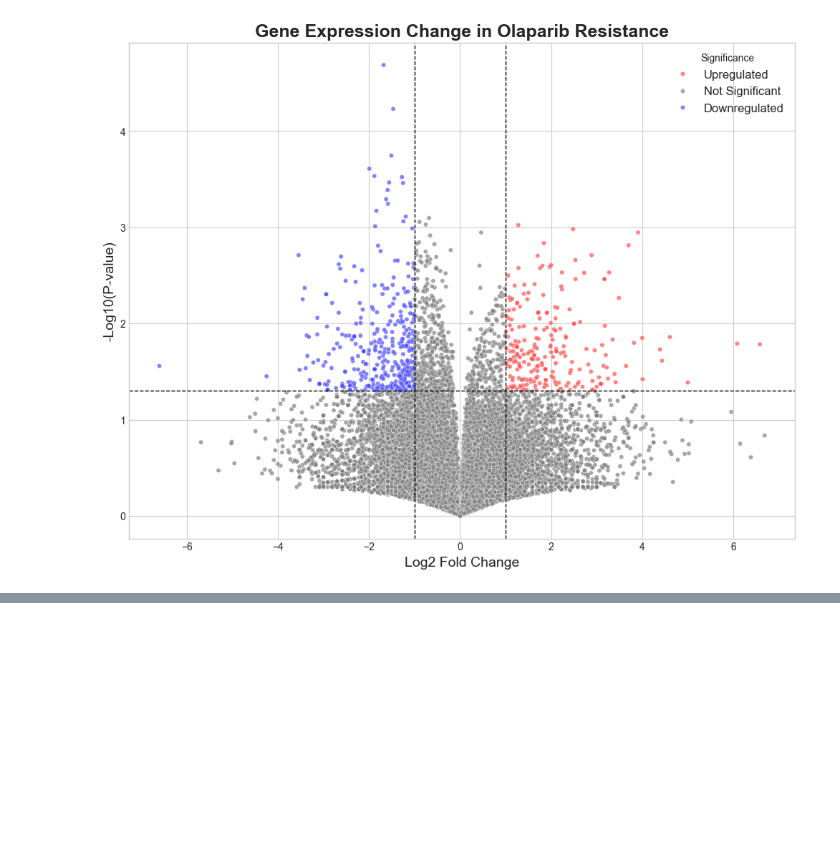
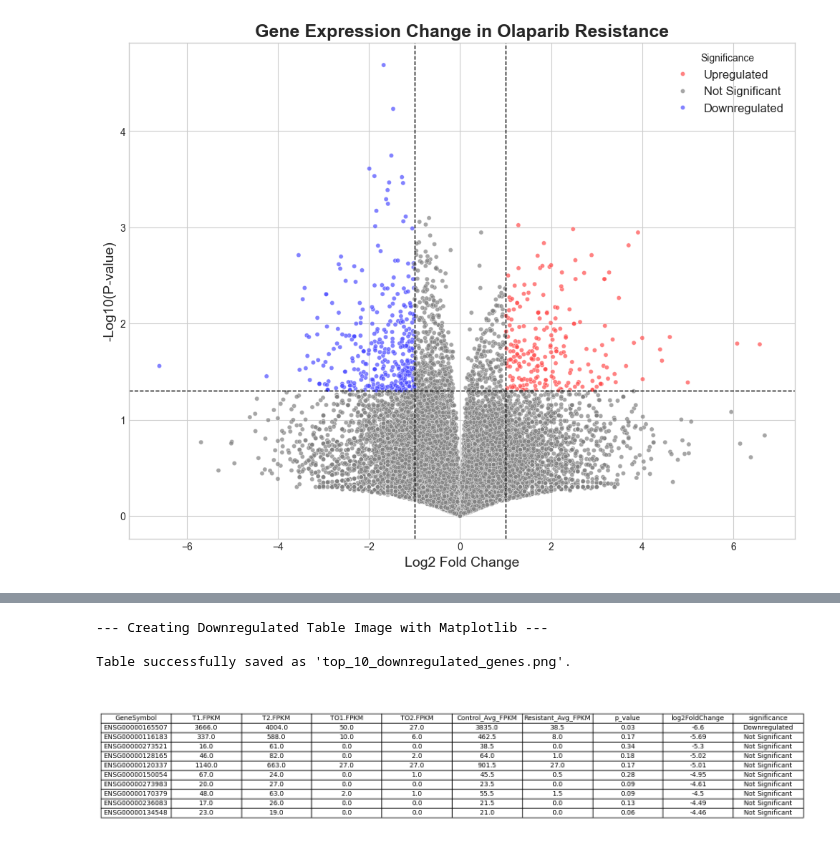
Before and after one commit to chowfan3/Comparative-Analysis-of-Drug-Resistance-in-Glioblastoma, a Jupyter notebook: Glioblastoma_Analysis.ipynb, the cells around one changed output, grey strips where cells are left out. Cells and saved outputs as stored; diff of their text form; code cells hidden in the pictures; blank space fills up the shorter version.

```diff
--- a/Glioblastoma_Analysis.ipynb
+++ b/Glioblastoma_Analysis.ipynb
@@ -126,0 +881,43 @@ Volcano plot saved as 'volcano_plot.png'.
+# %%
+import matplotlib.pyplot as plt
+import pandas as pd
+
+print("--- Creating Downregulated Table Image with Matplotlib ---")
+try:
+    # This assumes 'filtered_df' is in memory from your analysis.
+
+    # Sort by log2FoldChange in ASCENDING order to find the most negative values
+    top_10_downregulated = filtered_df.sort_values(by='log2FoldChange', ascending=True).head(10)
+
+    # Round the numbers for a cleaner table
+    top_10_downregulated = top_10_downregulated.round(2)
+
+    # Create and save the table image using Matplotlib
+    fig, ax = plt.subplots(figsize=(16, 4)) # Adjust figsize as needed
+    ax.axis('tight')
+    ax.axis('off')
+
+    the_table = ax.table(
+        cellText=top_10_downregulated.values,
+        colLabels=top_10_downregulated.columns,
+        loc='center',
+        cellLoc='center'
+    )
+    the_table.auto_set_font_size(False)
+    the_table.set_fontsize(10)
+    the_table.scale(1.2, 1.2) # Adjust table scale
+
+    output_filename = 'top_10_downregulated_genes.png'
+    plt.savefig(output_filename, dpi=200, bbox_inches='tight', pad_inches=0.05)
+
+    print(f"\nTable successfully saved as '{output_filename}'.")
+
+except NameError:
+    print("\nError: 'filtered_df' not found. Please re-run your main analysis cell first.")
+except Exception as e:
+    print(f"\nAn unexpected error occurred: {e}")
+# %% [output]
+--- Creating Downregulated Table Image with Matplotlib ---
+
+Table successfully saved as 'top_10_downregulated_genes.png'.
+[figure, added]
```
Also changed, not shown: parts of 20 cells of this notebook, 4 other files.
